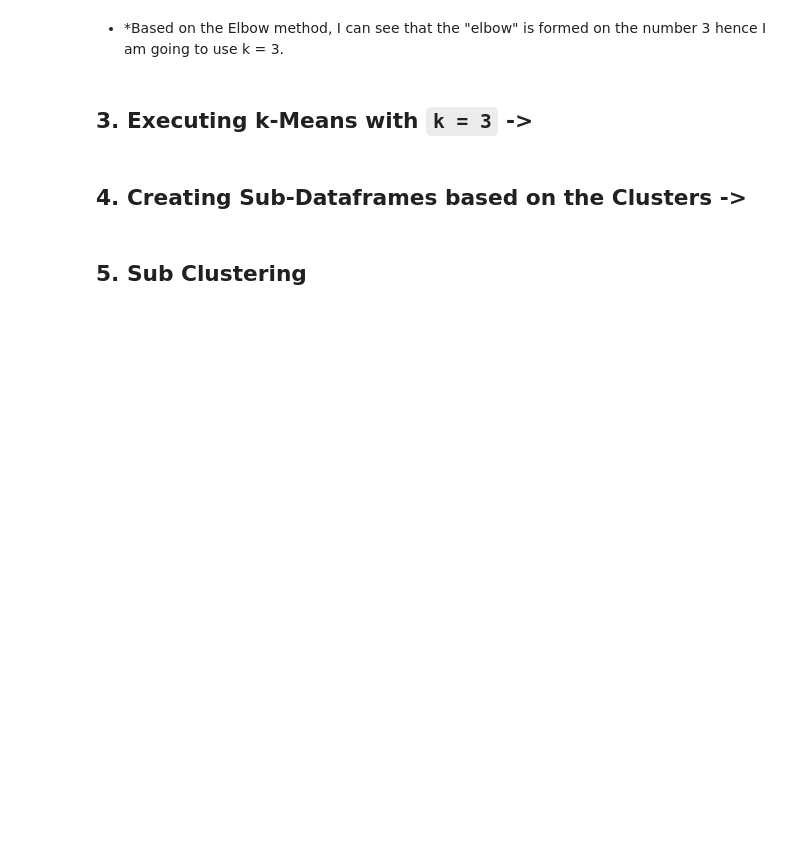
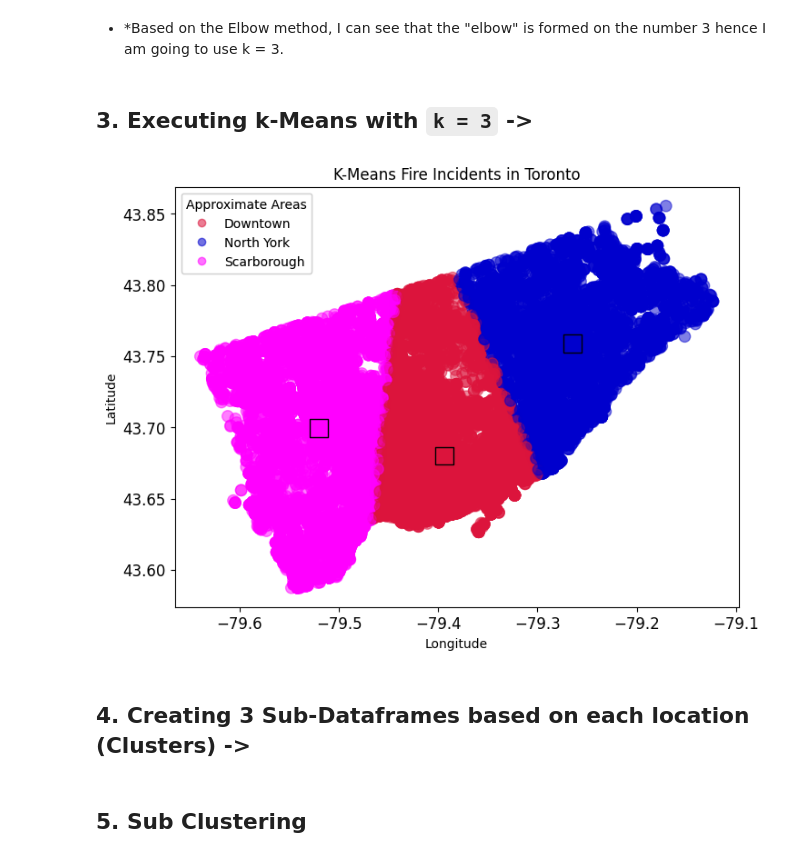
Before and after one commit to Zeref64/BigData-Analysis-project, a Jupyter notebook: Bill/main_notebook_test.ipynb, the cells around one changed output. Drawn from its saved outputs; the diff is of its cells as text; code cells hidden in the pictures; blank space fills up the shorter version.

```diff
--- a/Bill/main_notebook_test.ipynb
+++ b/Bill/main_notebook_test.ipynb
@@ -136,43 +136,42 @@ df = df[(df['Latitude'] != 0) & (df['Longitude'] != 0)]
 ## 3. Executing k-Means with `k = 3` ->
 # %%
 #? This Dataset contains Latitude values from [42 to 45] and Longitude from [-80 to -76]
-# 3 Clusters will be made, each one represating an area of Toronto
-
 #? Based on google:
 # Downtown Toronto is approximate at: 43.6400 to 43.6544 Latitude / -79.3802 to -79.3802 Longtitude
 # North York Toronto is approximate at: 43.65 to 43.80 Latitude / -79.40 to -79.30 Longtitude
 # Scarborough Toronto is approximate at: 43.65 to 43.85 Latitude / -79.20 to -79.10 Longtitude
 # So I will map each cluster with it's corresponding area name by creating another column
 
-#---
 kmeans = KMeans(n_clusters=3, random_state=0)
 df['Locations_Cluster'] = kmeans.fit_predict(df[['Latitude', 'Longitude']])
 centroids = kmeans.cluster_centers_
 
 # Map clusters to location names
 cluster_labels = {
     0: 'Downtown',
     1: 'North York',
     2: 'Scarborough'
 }
 df['Location_Name'] = df['Locations_Cluster'].map(cluster_labels)
 #---
 
-# # Plot clusters
-# fig, ax = plt.subplots(figsize=(8, 6))
-# customcmap = ListedColormap(["crimson", "mediumblue", "magenta"])
-# scatter = ax.scatter(df['Longitude'], df['Latitude'], c=df['Locations_Cluster'], cmap=customcmap, s=80, alpha=0.5)
-# ax.scatter(centroids[:, 1], centroids[:, 0], marker='s', s=200, c=[0, 1, 2], cmap=customcmap, edgecolor='black')
-# ax.set_title('K-Means Fire Incidents in Toronto')
-# ax.set_xlabel('Longitude')
-# ax.set_ylabel('Latitude')
-# handles, _ = scatter.legend_elements()
-# labels = [cluster_labels[i] for i in range(3)]
-# legend1 = ax.legend(handles, labels, title="Approximate Areas")
-# ax.add_artist(legend1)
-# plt.xticks(fontsize=12)
-# plt.yticks(fontsize=12)
-# plt.show()
+# Plot clusters
+fig, ax = plt.subplots(figsize=(8, 6))
+customcmap = ListedColormap(["crimson", "mediumblue", "magenta"])
+scatter = ax.scatter(df['Longitude'], df['Latitude'], c=df['Locations_Cluster'], cmap=customcmap, s=80, alpha=0.5)
+ax.scatter(centroids[:, 1], centroids[:, 0], marker='s', s=200, c=[0, 1, 2], cmap=customcmap, edgecolor='black')
+ax.set_title('K-Means Fire Incidents in Toronto')
+ax.set_xlabel('Longitude')
+ax.set_ylabel('Latitude')
+handles, _ = scatter.legend_elements()
+labels = [cluster_labels[i] for i in range(3)]
+legend1 = ax.legend(handles, labels, title="Approximate Areas")
+ax.add_artist(legend1)
+plt.xticks(fontsize=12)
+plt.yticks(fontsize=12)
+plt.show()
+# %% [output]
+[figure, added]
 # %% [markdown]
-## 4. Creating Sub-Dataframes based on the Clusters ->
+## 4. Creating 3 Sub-Dataframes based on each location (Clusters) ->
 # %%
```
Also changed, not shown: parts of 12 cells of this notebook.
